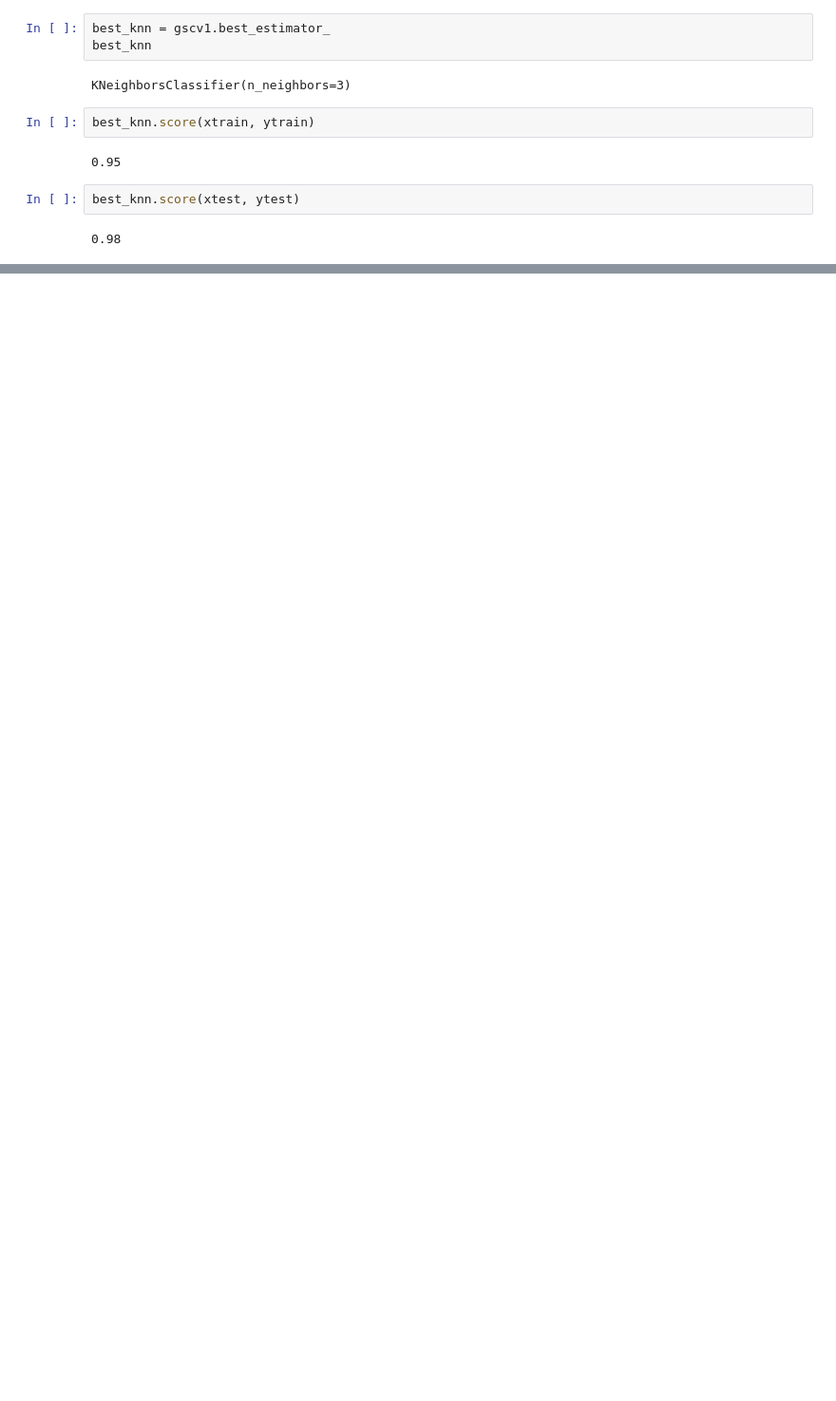
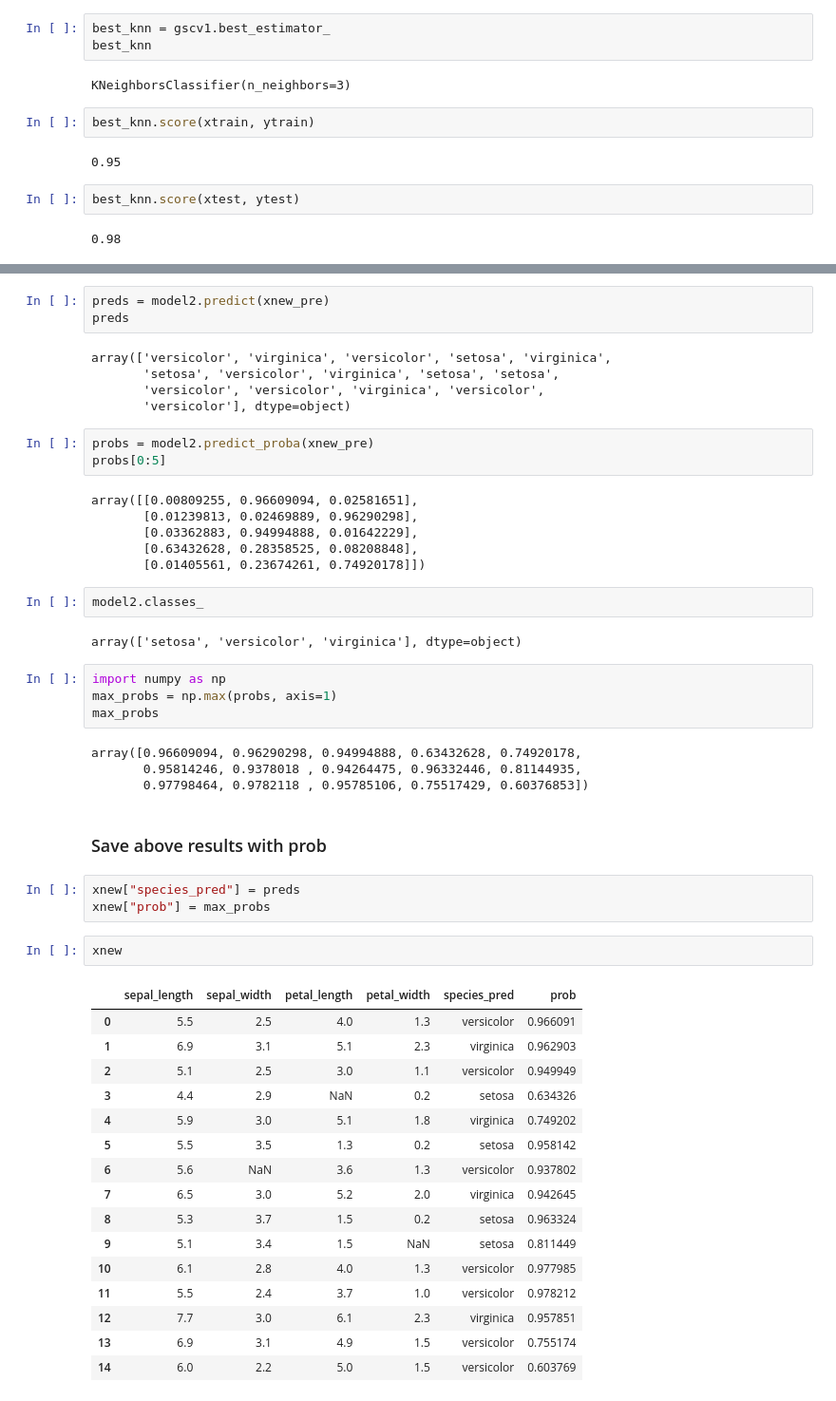
Before and after one commit to Tushar045/Machine-Learning, a Jupyter notebook: KNN and SVM/KNN.ipynb, the cells around one changed output, grey strips where cells are left out. Shown at 95% size. Cells and saved outputs as stored; diff of their text form; blank space fills up the shorter version.

```diff
--- a/KNN and SVM/KNN.ipynb
+++ b/KNN and SVM/KNN.ipynb
@@ -210,0 +320,53 @@ best_knn.score(xtest, ytest)
+# %%
+preds = model2.predict(xnew_pre)
+preds
+# %% [output]
+array(['versicolor', 'virginica', 'versicolor', 'setosa', 'virginica',
+       'setosa', 'versicolor', 'virginica', 'setosa', 'setosa',
+       'versicolor', 'versicolor', 'virginica', 'versicolor',
+       'versicolor'], dtype=object)
+# %%
+probs = model2.predict_proba(xnew_pre)
+probs[0:5]
+# %% [output]
+array([[0.00809255, 0.96609094, 0.02581651],
+       [0.01239813, 0.02469889, 0.96290298],
+       [0.03362883, 0.94994888, 0.01642229],
+       [0.63432628, 0.28358525, 0.08208848],
+       [0.01405561, 0.23674261, 0.74920178]])
+# %%
+model2.classes_
+# %% [output]
+array(['setosa', 'versicolor', 'virginica'], dtype=object)
+# %%
+import numpy as np
+max_probs = np.max(probs, axis=1)
+max_probs
+# %% [output]
+array([0.96609094, 0.96290298, 0.94994888, 0.63432628, 0.74920178,
+       0.95814246, 0.9378018 , 0.94264475, 0.96332446, 0.81144935,
+       0.97798464, 0.9782118 , 0.95785106, 0.75517429, 0.60376853])
+# %% [markdown]
+### Save above results with prob
+# %%
+xnew["species_pred"] = preds
+xnew["prob"] = max_probs
+# %%
+xnew
+# %% [output]
+|  | sepal_length | sepal_width | petal_length | petal_width | species_pred | prob |
+| 0 | 5.5 | 2.5 | 4.0 | 1.3 | versicolor | 0.966091 |
+| 1 | 6.9 | 3.1 | 5.1 | 2.3 | virginica | 0.962903 |
+| 2 | 5.1 | 2.5 | 3.0 | 1.1 | versicolor | 0.949949 |
+| 3 | 4.4 | 2.9 | NaN | 0.2 | setosa | 0.634326 |
+| 4 | 5.9 | 3.0 | 5.1 | 1.8 | virginica | 0.749202 |
+| 5 | 5.5 | 3.5 | 1.3 | 0.2 | setosa | 0.958142 |
+| 6 | 5.6 | NaN | 3.6 | 1.3 | versicolor | 0.937802 |
+| 7 | 6.5 | 3.0 | 5.2 | 2.0 | virginica | 0.942645 |
+| 8 | 5.3 | 3.7 | 1.5 | 0.2 | setosa | 0.963324 |
+| 9 | 5.1 | 3.4 | 1.5 | NaN | setosa | 0.811449 |
+| 10 | 6.1 | 2.8 | 4.0 | 1.3 | versicolor | 0.977985 |
+| 11 | 5.5 | 2.4 | 3.7 | 1.0 | versicolor | 0.978212 |
+| 12 | 7.7 | 3.0 | 6.1 | 2.3 | virginica | 0.957851 |
+| 13 | 6.9 | 3.1 | 4.9 | 1.5 | versicolor | 0.755174 |
+| 14 | 6.0 | 2.2 | 5.0 | 1.5 | versicolor | 0.603769 |
```
Also changed, not shown: parts of 16 cells of this notebook.
